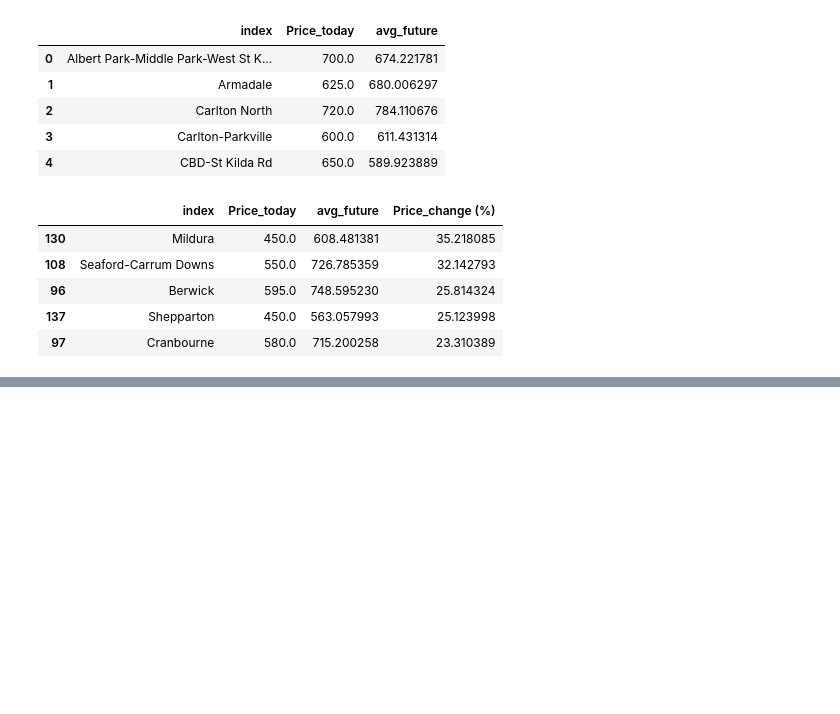
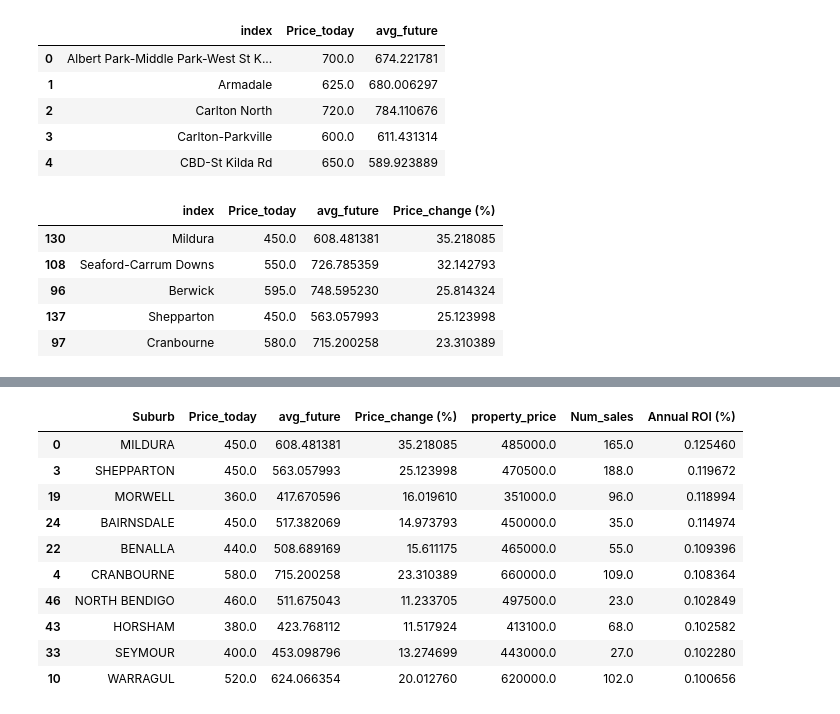
Before and after one commit to bicicow03/Group-Project-Real-Estate-Industry-Analysis, a Jupyter notebook: notebooks/evaluation.ipynb, the cells around one changed output, grey strips where cells are left out. Saved outputs shown, nothing was run; the diff lists cells and outputs as text; code cells hidden in the pictures; blank space fills up the shorter version.

```diff
--- a/notebooks/evaluation.ipynb
+++ b/notebooks/evaluation.ipynb
@@ -69,0 +107,8 @@ df_sorted.head()
+# %%
+columns = ['Q3_2024', 'Q4_2024']
+
+total = total.rename(columns={'Q1_2025':'property_price'})
+
+total = total.drop(columns=columns)
+
+total.head()
@@ -69,0 +122,19 @@ df_sorted.head()
+# %%
+total['Annual ROI (%)'] = total['avg_future'] / total['property_price'] * 100
+
+
+sorted_roi = total.sort_values(by = 'Annual ROI (%)', ascending=False)
+
+sorted_roi.head(10)
+# %% [output]
+|  | Suburb | Price_today | avg_future | Price_change (%) | property_price | Num_sales | Annual ROI (%) |
+| 0 | MILDURA | 450.0 | 608.481381 | 35.218085 | 485000.0 | 165.0 | 0.125460 |
+| 3 | SHEPPARTON | 450.0 | 563.057993 | 25.123998 | 470500.0 | 188.0 | 0.119672 |
+| 19 | MORWELL | 360.0 | 417.670596 | 16.019610 | 351000.0 | 96.0 | 0.118994 |
+| 24 | BAIRNSDALE | 450.0 | 517.382069 | 14.973793 | 450000.0 | 35.0 | 0.114974 |
+| 22 | BENALLA | 440.0 | 508.689169 | 15.611175 | 465000.0 | 55.0 | 0.109396 |
+| 4 | CRANBOURNE | 580.0 | 715.200258 | 23.310389 | 660000.0 | 109.0 | 0.108364 |
+| 46 | NORTH BENDIGO | 460.0 | 511.675043 | 11.233705 | 497500.0 | 23.0 | 0.102849 |
+| 43 | HORSHAM | 380.0 | 423.768112 | 11.517924 | 413100.0 | 68.0 | 0.102582 |
+| 33 | SEYMOUR | 400.0 | 453.098796 | 13.274699 | 443000.0 | 27.0 | 0.102280 |
+| 10 | WARRAGUL | 520.0 | 624.066354 | 20.012760 | 620000.0 | 102.0 | 0.100656 |
```
Also changed, not shown: parts of 4 cells of this notebook.
